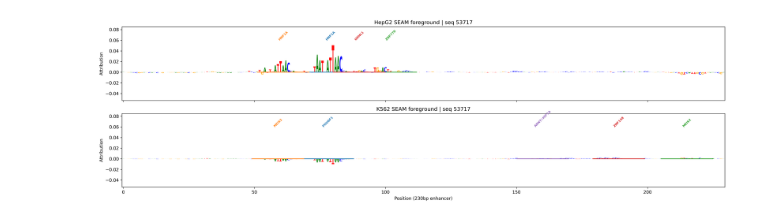
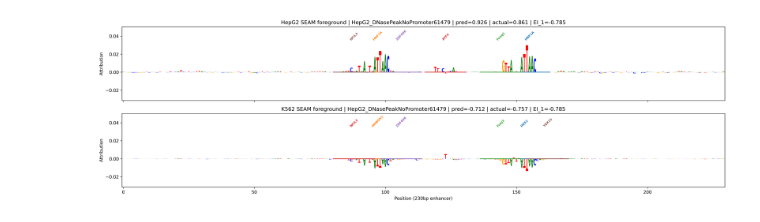
Before and after one commit to pabmantilla/Hippo_dependency_mpra, a Jupyter notebook: SEAM_target_spaces/interp/seam_foreground_viewer.ipynb, the cells around one changed output. Drawn from its saved outputs; the diff is of its cells as text; code cells hidden in the pictures.

```diff
--- a/SEAM_target_spaces/interp/seam_foreground_viewer.ipynb
+++ b/SEAM_target_spaces/interp/seam_foreground_viewer.ipynb
@@ -30,7 +30,7 @@ attr_data = np.load(lib['attr_npz_path'], allow_pickle=False)
 # condition: 'same-diff', 'diff-diff', 'same-same'
 # rank: 0 = most negative EI_1, 1 = 2nd, etc.
 CONDITION_FILTER = 'same-diff'
-RANK = 2  # 3rd most negative within this condition
+RANK = 1  # 3rd most negative within this condition
 
 subset = df[df['condition'] == CONDITION_FILTER].sort_values('EI_1 var x r').reset_index(drop=True)
 print(f"{len(subset)} seqs in '{CONDITION_FILTER}'")
@@ -136,0 +155,15 @@ annotate_tf_binding(gaussian): 8/9 TF assignments changed across 1 sequences (si
+# %%
+# SEAM scaled backgrounds
+bgs = {ct: np.load(os.path.join(FG_DIR, ct, str(SEQ_IDX), 'average_background_scaled.npy')) * ohe_enh
+       for ct in ['HepG2', 'K562']}
+yabs_bg = max(abs(v).max() for v in bgs.values()) * 1.05
+
+fig, axes = plt.subplots(2, 1, figsize=(20, 6), sharex=True, dpi=300)
+for ci, ct in enumerate(['HepG2', 'K562']):
+    fast_logo(bgs[ct], ax=axes[ci], ylim=(-yabs_bg, yabs_bg))
+    axes[ci].set_title(title(ct, 'SEAM background (scaled)'))
+    axes[ci].set_ylabel('Attribution')
+
+axes[-1].set_xlabel('Position (230bp enhancer)')
+plt.tight_layout()
+plt.show()
@@ -137,37 +172,29 @@ annotate_tf_binding(gaussian): 8/9 TF assignments changed across 1 sequences (si
 # %%
-# SEAM foregrounds — one-hot masked to WT base only, with motif annotations
-ohe_enh = np.zeros((230, 4), dtype=np.float32)
-for i, b in enumerate(SEQ):
-    ohe_enh[i, 'ACGT'.index(b)] = 1.0
+# SEAM foregrounds with motif annotations
+fgs = {ct: np.load(os.path.join(FG_DIR, ct, str(SEQ_IDX), 'foreground_scaled.npy')) * ohe_enh
+       for ct in ['HepG2', 'K562']}
+yabs_fg = max(abs(v).max() for v in fgs.values()) * 1.05
 
 fig, axes = plt.subplots(2, 1, figsize=(20, 6), sharex=True, dpi=300)
-fgs = {ct: np.load(os.path.join(FG_DIR, ct, str(SEQ_IDX), 'foreground_scaled.npy')) * ohe_enh
-       for ct in ['HepG2', 'K562']}
-yabs = max(abs(v).max() for v in fgs.values()) * 1.05
-
-MOTIF_COLORS = plt.cm.tab10.colors
-
 for ci, ct in enumerate(['HepG2', 'K562']):
-    fast_logo(fgs[ct], ax=axes[ci], ylim=(-yabs, yabs))
-    axes[ci].set_title(f'{ct} SEAM foreground | seq {SEQ_IDX}')
+    fast_logo(fgs[ct], ax=axes[ci], ylim=(-yabs_fg, yabs_fg))
+    axes[ci].set_title(title(ct, 'SEAM foreground'))
     axes[ci].set_ylabel('Attribution')
 
     hits = hits_source[ct][0]
     if hits:
         ylim = axes[ci].get_ylim()
         yrange = ylim[1] - ylim[0]
         axes[ci].set_ylim(ylim[0], ylim[1] + yrange * 0.3)
         for hi, h in enumerate(hits):
             color = MOTIF_COLORS[hi % len(MOTIF_COLORS)]
-            axes[ci].plot([h['start'], h['end']], [0, 0],
-                          lw=1.5, color=color, solid_capstyle='butt')
+            axes[ci].plot([h['start'], h['end']], [0, 0], lw=1.5, color=color, solid_capstyle='butt')
             mid = (h['start'] + h['end']) / 2
             axes[ci].annotate(h['tf'], xy=(mid, ylim[1] + yrange * 0.05),
-                              fontsize=7, ha='center', va='bottom',
-                              rotation=45, color=color, fontweight='bold')
+                              fontsize=7, ha='center', va='bottom', rotation=45, color=color, fontweight='bold')
 
 axes[-1].set_xlabel('Position (230bp enhancer)')
 plt.tight_layout()
 plt.show()
 # %% [output]
-[figure, old version]
+[figure, new version]
```
Also changed, not shown: parts of 6 cells of this notebook.
